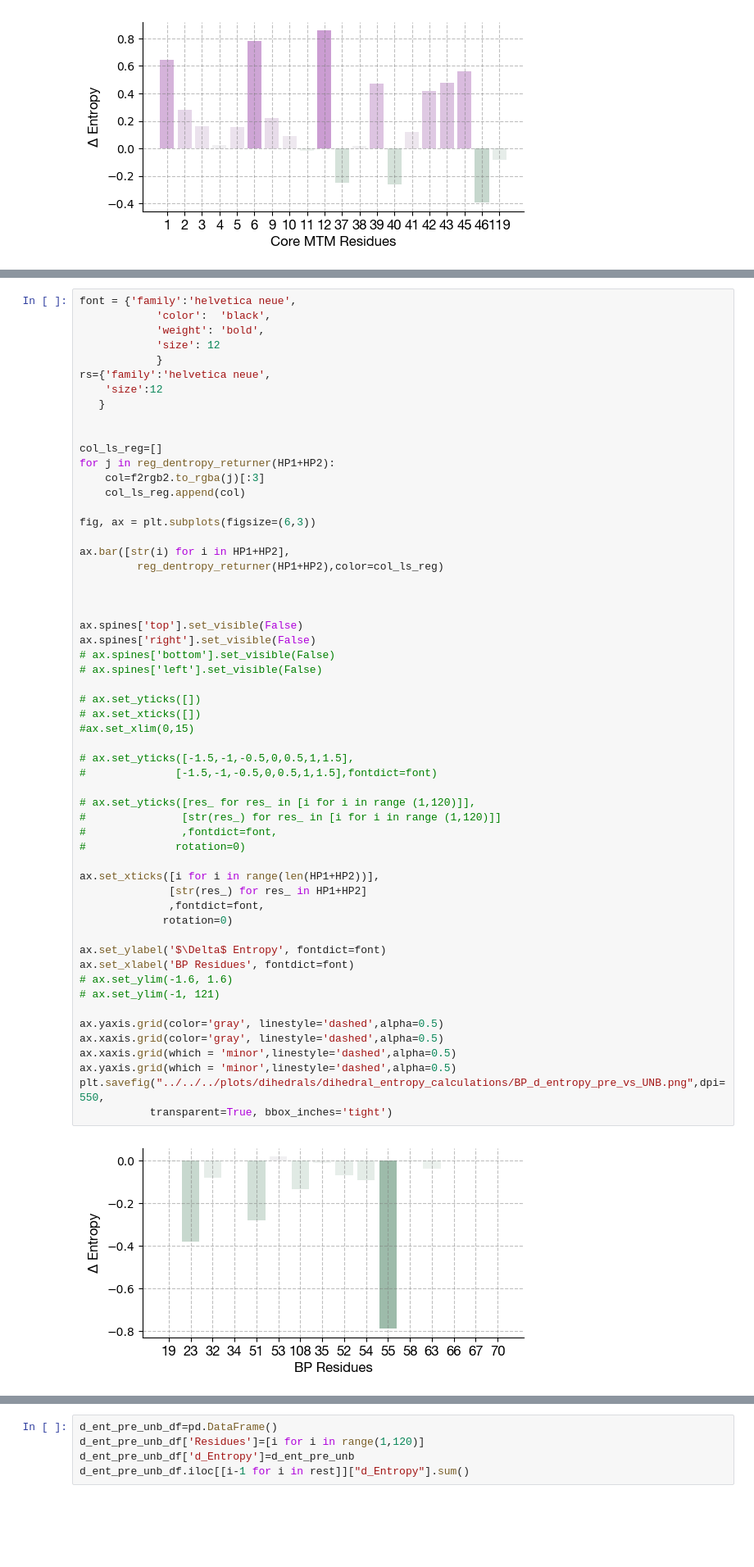
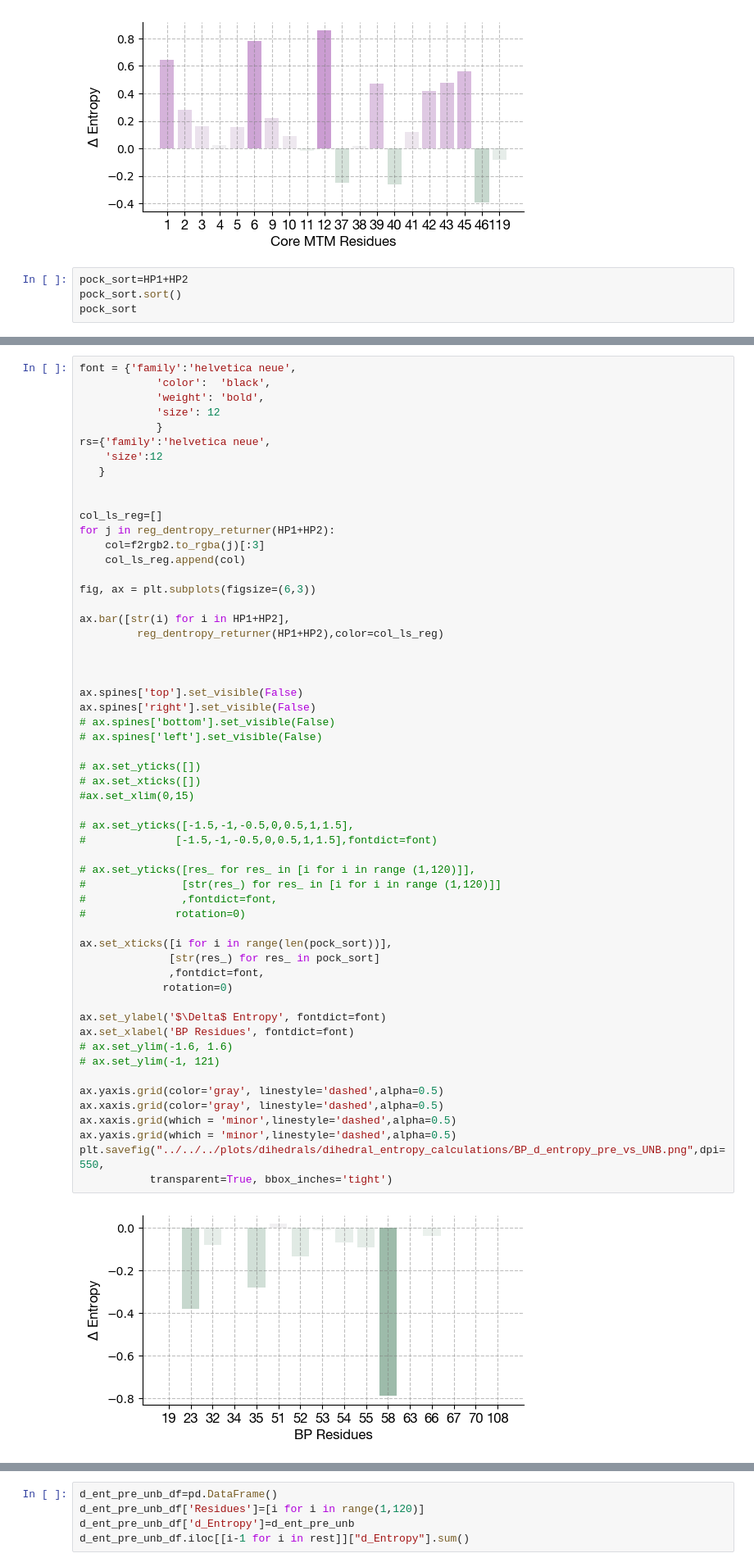
Before and after one commit to CSB-Thukral-Lab/LC3_conformations_scripts_data, a Jupyter notebook: scripts/dihedrals/dihedral_entropy_calculations/dihedral_entropy_pre_vs_unb.ipynb, the cells around one changed output, grey strips where cells are left out. Shown at 82% size. Drawn from its saved outputs; the diff is of its cells as text; blank space fills up the shorter version.

Commit message:
correct the del_entropy_xticks_ordering

```diff
--- a/scripts/dihedrals/dihedral_entropy_calculations/dihedral_entropy_pre_vs_unb.ipynb
+++ b/scripts/dihedrals/dihedral_entropy_calculations/dihedral_entropy_pre_vs_unb.ipynb
@@ -672,3 +700,7 @@ plt.savefig("../../../plots/dihedrals/dihedral_entropy_calculations/MTM_d_entrop
            transparent=True, bbox_inches='tight')
 # %% [output]
 [figure]
+# %%
+pock_sort=HP1+HP2
+pock_sort.sort()
+pock_sort
@@ -700,33 +734,33 @@ ax.spines['right'].set_visible(False)
 # ax.spines['bottom'].set_visible(False)
 # ax.spines['left'].set_visible(False)
 
 # ax.set_yticks([])
 # ax.set_xticks([])
 #ax.set_xlim(0,15)
 
 # ax.set_yticks([-1.5,-1,-0.5,0,0.5,1,1.5],
 #              [-1.5,-1,-0.5,0,0.5,1,1.5],fontdict=font)
 
 # ax.set_yticks([res_ for res_ in [i for i in range (1,120)]],
 #               [str(res_) for res_ in [i for i in range (1,120)]]
 #               ,fontdict=font,
 #              rotation=0)
 
-ax.set_xticks([i for i in range(len(HP1+HP2))],
-              [str(res_) for res_ in HP1+HP2]
+ax.set_xticks([i for i in range(len(pock_sort))],
+              [str(res_) for res_ in pock_sort]
               ,fontdict=font,
              rotation=0)
 
 ax.set_ylabel('$\Delta$ Entropy', fontdict=font)
 ax.set_xlabel('BP Residues', fontdict=font)
 # ax.set_ylim(-1.6, 1.6)
 # ax.set_ylim(-1, 121)
 
 ax.yaxis.grid(color='gray', linestyle='dashed',alpha=0.5)
 ax.xaxis.grid(color='gray', linestyle='dashed',alpha=0.5)
 ax.xaxis.grid(which = 'minor',linestyle='dashed',alpha=0.5)
 ax.yaxis.grid(which = 'minor',linestyle='dashed',alpha=0.5)
 plt.savefig("../../../plots/dihedrals/dihedral_entropy_calculations/BP_d_entropy_pre_vs_UNB.png",dpi=550,
            transparent=True, bbox_inches='tight')
 # %% [output]
-[figure, old version]
+[figure, new version]
```
Also changed, not shown: parts of 5 cells of this notebook, 3 other files.
